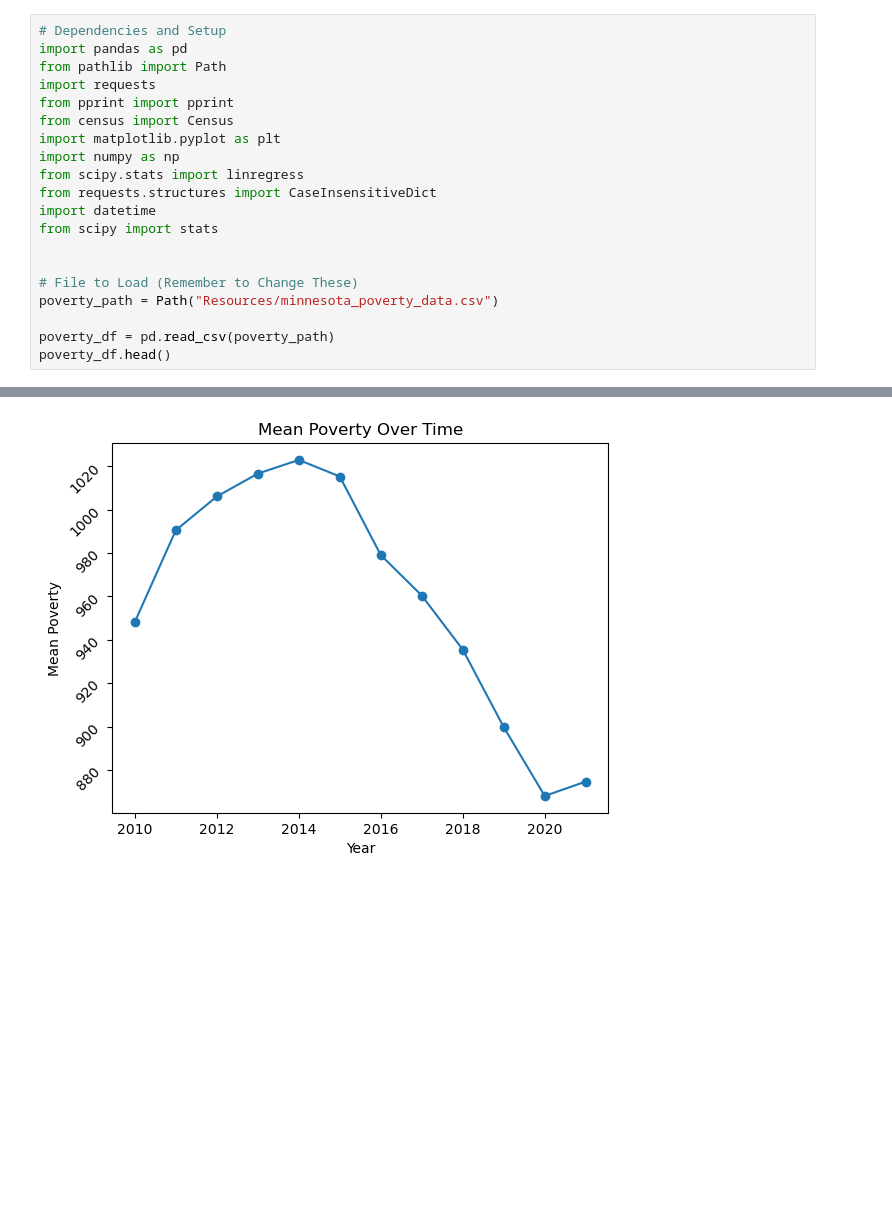
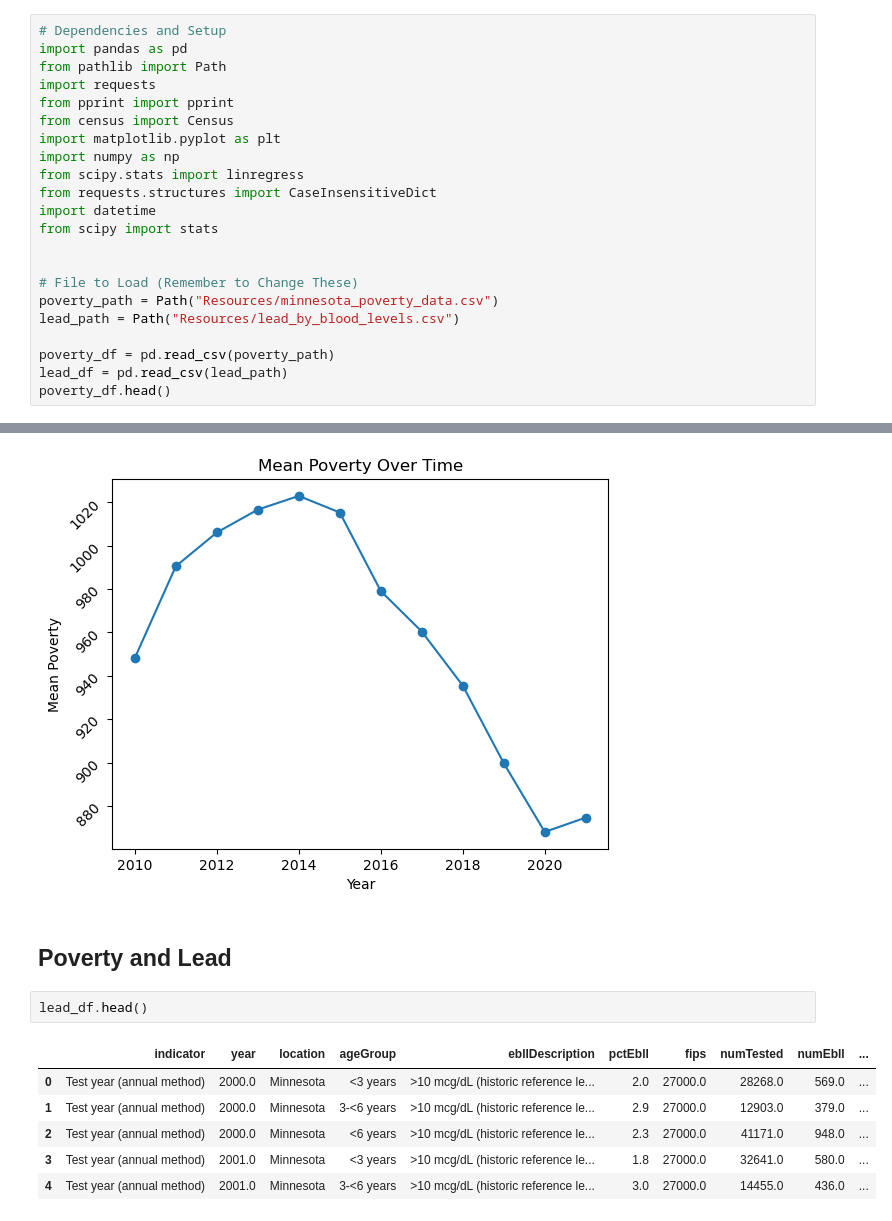
Before and after one commit to sesomluap/personal-fitness-analyst, a Jupyter notebook: Analysis.ipynb, the cells around one changed output, grey strips where cells are left out. Cells and saved outputs as stored; diff of their text form; blank space fills up the shorter version.

```diff
--- a/Analysis.ipynb
+++ b/Analysis.ipynb
@@ -17,8 +17,10 @@ from scipy import stats
 
 # File to Load (Remember to Change These)
 poverty_path = Path("Resources/minnesota_poverty_data.csv")
+lead_path = Path("Resources/lead_by_blood_levels.csv")
 
 poverty_df = pd.read_csv(poverty_path)
+lead_df = pd.read_csv(lead_path)
 poverty_df.head()
 # %% [output]
 |  | Sample Population | Population Poverty | Female Poverty | Females < 5 Poverty | Females 5 Poverty | ... |
@@ -156,3 +237,14 @@ plt.ticklabel_format(style='plain', axis='y')  # Disable scientific notation on
 plt.show()
 # %% [output]
 [figure]
+# %% [markdown]
+## Poverty and Lead
+# %%
+lead_df.head()
+# %% [output]
+|  | indicator | year | location | ageGroup | ebllDescription | pctEbll | fips | numTested | numEbll | ... |
+| 0 | Test year (annual method) | 2000.0 | Minnesota | <3 years | >10 mcg/dL (historic reference le... | 2.0 | 27000.0 | 28268.0 | 569.0 | ... |
+| 1 | Test year (annual method) | 2000.0 | Minnesota | 3-<6 years | >10 mcg/dL (historic reference le... | 2.9 | 27000.0 | 12903.0 | 379.0 | ... |
+| 2 | Test year (annual method) | 2000.0 | Minnesota | <6 years | >10 mcg/dL (historic reference le... | 2.3 | 27000.0 | 41171.0 | 948.0 | ... |
+| 3 | Test year (annual method) | 2001.0 | Minnesota | <3 years | >10 mcg/dL (historic reference le... | 1.8 | 27000.0 | 32641.0 | 580.0 | ... |
+| 4 | Test year (annual method) | 2001.0 | Minnesota | 3-<6 years | >10 mcg/dL (historic reference le... | 3.0 | 27000.0 | 14455.0 | 436.0 | ... |
```
Also changed, not shown: parts of 8 cells of this notebook, 4 other files.
